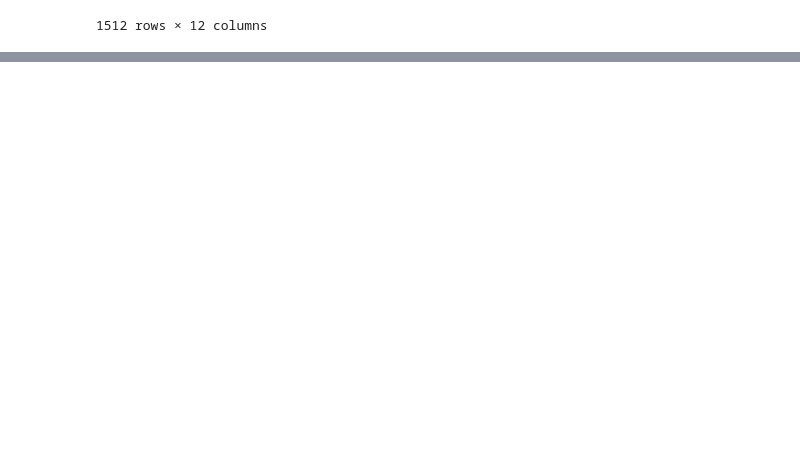
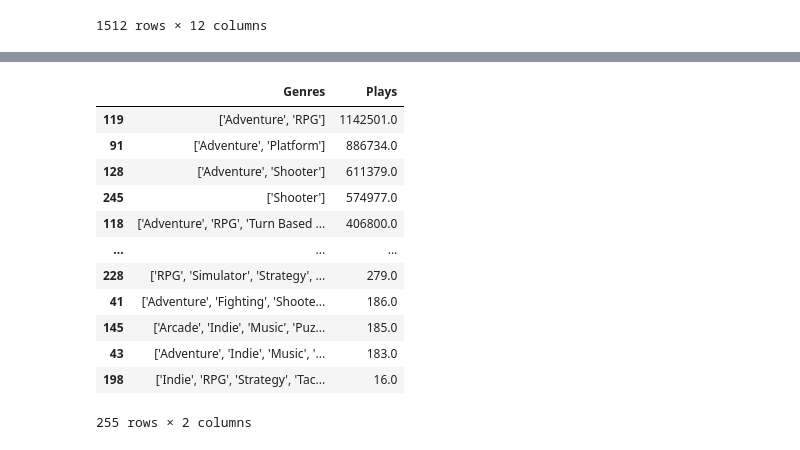
Before and after one commit to Enmoth/Games, a Jupyter notebook: Games.ipynb, the cells around one changed output, grey strips where cells are left out. Drawn from its saved outputs; the diff is of its cells as text; code cells hidden in the pictures; blank space fills up the shorter version.

```diff
--- a/Games.ipynb
+++ b/Games.ipynb
@@ -58,0 +94,6 @@ df
+# %%
+df['Playing'] = df['Playing'].apply(convert_value)
+df['Wishlist'] = df['Wishlist'].apply(convert_value)
+# %%
+df['Times Listed'] = df['Times Listed'].apply(convert_value)
+df['Number of Reviews'] = df['Number of Reviews'].apply(convert_value)
@@ -58,0 +116,6 @@ df
+# %%
+# Calcular a soma total de plays para cada gênero
+genre_counts = df.groupby('Genres')['Plays'].sum().reset_index()
+
+# Ordenar o DataFrame em ordem decrescente com base nas somas de plays
+genre_counts_sorted = genre_counts.sort_values('Plays', ascending=False)
@@ -58,0 +139,18 @@ df
+# %%
+df_genre_mix = genre_counts_sorted
+# %%
+df_genre_mix
+# %% [output]
+|  | Genres | Plays |
+| 119 | ['Adventure', 'RPG'] | 1142501.0 |
+| 91 | ['Adventure', 'Platform'] | 886734.0 |
+| 128 | ['Adventure', 'Shooter'] | 611379.0 |
+| 245 | ['Shooter'] | 574977.0 |
+| 118 | ['Adventure', 'RPG', 'Turn Based ... | 406800.0 |
+| ... | ... | ... |
+| 228 | ['RPG', 'Simulator', 'Strategy', ... | 279.0 |
+| 41 | ['Adventure', 'Fighting', 'Shoote... | 186.0 |
+| 145 | ['Arcade', 'Indie', 'Music', 'Puz... | 185.0 |
+| 43 | ['Adventure', 'Indie', 'Music', '... | 183.0 |
+| 198 | ['Indie', 'RPG', 'Strategy', 'Tac... | 16.0 |
+255 rows × 2 columns
```
Also changed, not shown: parts of 13 cells of this notebook.
